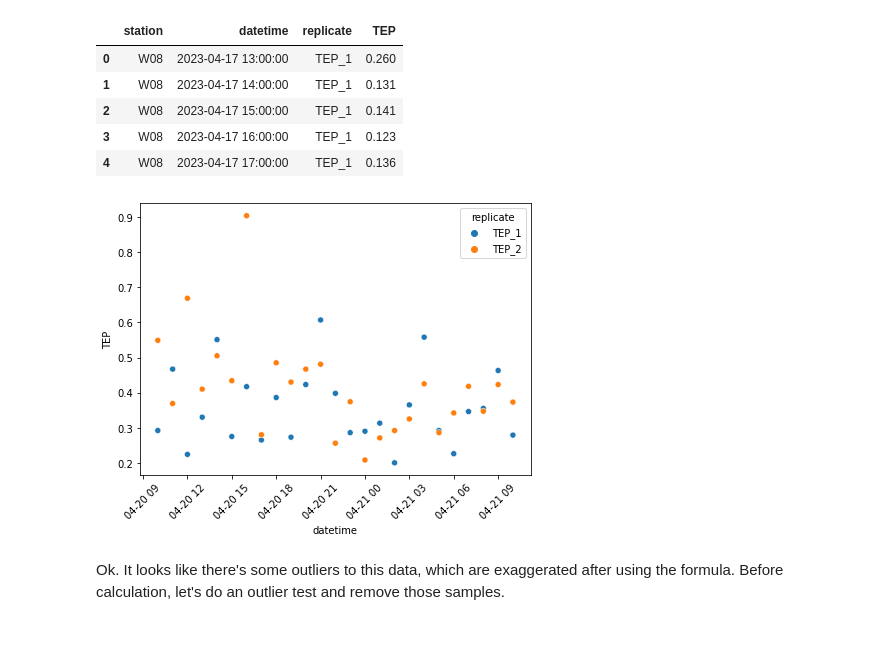
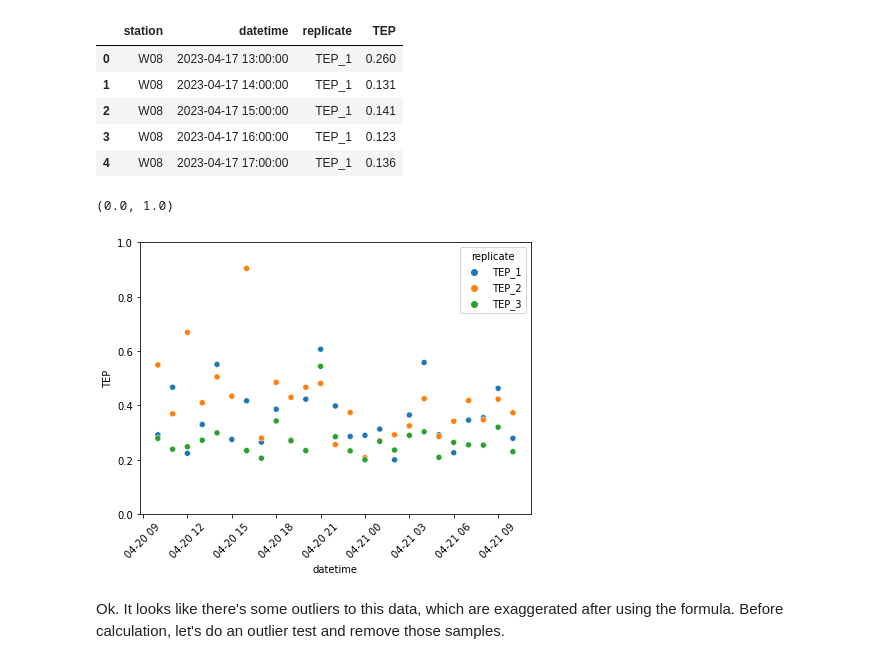
Before and after one commit to jensdujardin/spring_campaign_2023, a Jupyter notebook: scripts/TEP_analysis.ipynb, the cells around one changed output. Saved outputs shown, nothing was run; the diff lists cells and outputs as text; code cells hidden in the pictures; blank space fills up the shorter version.

Commit message:
updated TEP analysis script to include third replicate

```diff
--- a/scripts/TEP_analysis.ipynb
+++ b/scripts/TEP_analysis.ipynb
@@ -40,8 +40,8 @@ def calculate_tep_concentration(tep_values, blank_avg, scale_factor=0.1):
     Returns:
         float: The calculated TEP concentration.
     """
-    # Calculate the average TEP values for sample and blank
-    tep_avg = sum(tep_values) / len(tep_values)
+    # Calculate the average TEP values for sample and blank ignoring NaN values
+    tep_avg = np.nanmean(tep_values)
 
     tep_concentration = (tep_avg - blank_avg) * 56440 * scale_factor
     return tep_concentration
@@ -50,7 +50,7 @@ def calculate_tep_concentration(tep_values, blank_avg, scale_factor=0.1):
 station_blank = data[data['station'].str.contains('blank')].copy()
 
 # Calculate the mean TEP value of the blank stations
-station_blank['TEP_avg'] = station_blank[['TEP_1', 'TEP_2']].mean(axis=1)
+station_blank['TEP_avg'] = station_blank[['TEP_1', 'TEP_2', 'TEP_3']].mean(axis=1)
 
 # Split _blank from the station name
 station_blank['station'] = station_blank['station'].str.split('_blank').str[0]
@@ -64,7 +64,7 @@ data.reset_index(drop=True, inplace=True)
 # Loop over the samples and add the calculated TEP to the dataframe
 TEP = []
 for i in range(len(data)):
-    replicates = data.iloc[i][['TEP_1', 'TEP_2']].values
+    replicates = data.iloc[i][['TEP_1', 'TEP_2', 'TEP_3']].values
     blank = station_blank[station_blank['station'] == data.iloc[i]['station']]['TEP_avg'].astype(float).values[0]
     TEP.append(calculate_tep_concentration(tep_values = replicates, blank_avg = blank))
 
@@ -92,8 +108,8 @@ What is up with the data at station 130? Why these peaks and shifts? The varianc
 # %%
 # Plot the replicate TEP measurements per station, in 4 different plots.
 ## Restructure the data, melt from wide to long format, with the columns: station, datetime, replicate, TEP
-data_2 = data[['station', 'datetime', 'TEP_1', 'TEP_2' ]]
-data_2 = data_2.melt(id_vars=['station', 'datetime'], value_vars=['TEP_1', 'TEP_2'], var_name='replicate', value_name='TEP')
+data_2 = data[['station', 'datetime', 'TEP_1', 'TEP_2', 'TEP_3']]
+data_2 = data_2.melt(id_vars=['station', 'datetime'], value_vars=['TEP_1', 'TEP_2', 'TEP_3'], var_name='replicate', value_name='TEP')
 data_2.head()
 # %% [output]
 See Full Dataframe in Mito
@@ -112,13 +128,17 @@ df_W08 = data_2[data_2['station'] == 'W08']
 # %%
 fig, ax = plt.subplots(figsize=(7, 5))
 
 fig = sns.scatterplot(y='TEP', x='datetime', hue='replicate',
                       data=df_130)
 
 # Adjust x axis labels
 ax.tick_params(axis='x', rotation=45)
+
+# Set y axis limits
+ax.set_ylim(0, 1)
 # %% [output]
+(0.0, 1.0)
-[figure, old version]
+[figure, new version]
 # %% [markdown]
 Ok. It looks like there's some outliers to this data, which are exaggerated after using the formula. Before calculation, let's do an outlier test and remove those samples.
 # %%
```
Also changed, not shown: parts of 4 cells of this notebook, 1 other file.
